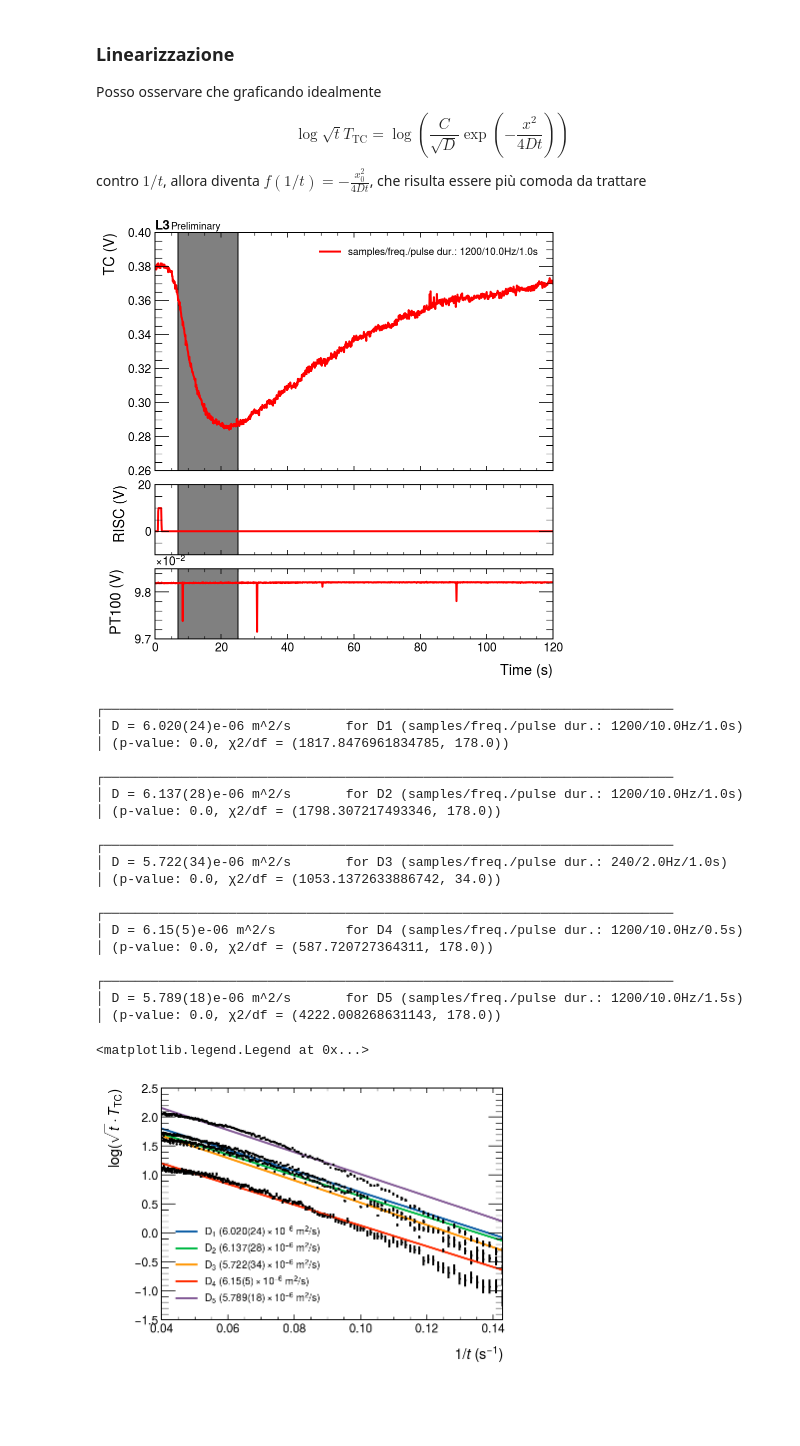
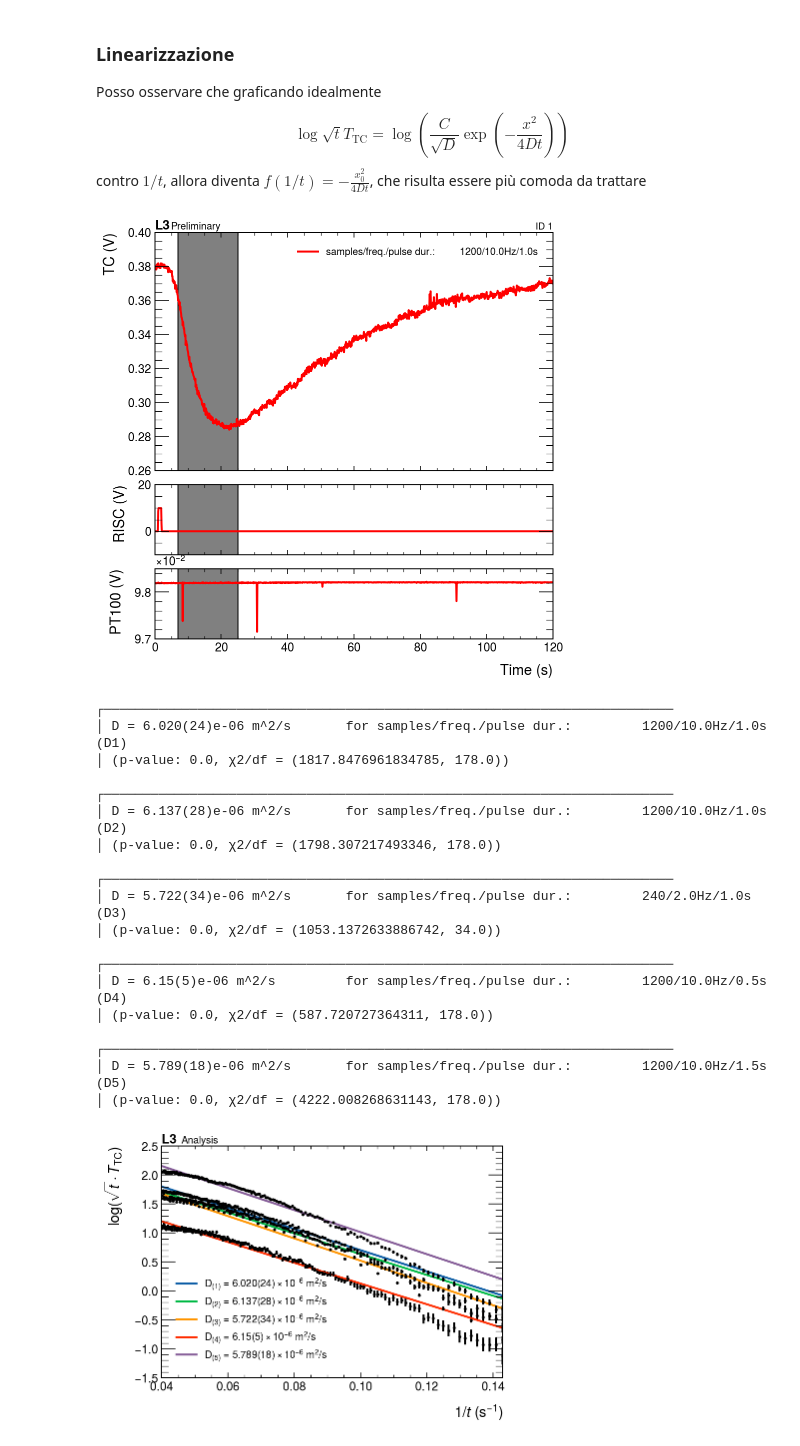
Before and after one commit to mattiasotgia/alphalab3, a Jupyter notebook: HeatTransfer/2023_03_27_analysis.ipynb, the cells around one changed output. Saved outputs shown, nothing was run; the diff lists cells and outputs as text; code cells hidden in the pictures; blank space fills up the shorter version.

```diff
--- a/HeatTransfer/2023_03_27_analysis.ipynb
+++ b/HeatTransfer/2023_03_27_analysis.ipynb
@@ -30,11 +32,11 @@ La `dataclass` Data contiene i dati necessari e anche una visualizzazione rapida
 # %% [markdown]
 Importo i dati in un formato comodo per la trasformzione successiva.
 # %%
-D1 = Data(np.loadtxt('data/20230321_1_1s.lvm', skiprows=23, unpack=True), 1)
-D2 = Data(np.loadtxt('data/20230321_2_1s.lvm', skiprows=23, unpack=True), 1)
-D3 = Data(np.loadtxt('data/20230321_3_1s.lvm', skiprows=23, unpack=True), 1)
-D4 = Data(np.loadtxt('data/20230321_4_0.5s.lvm', skiprows=23, unpack=True), 0.5)
-D5 = Data(np.loadtxt('data/20230321_5_1.5s.lvm', skiprows=23, unpack=True), 1.5)
+D1 = Data(np.loadtxt('data/20230321_1_1s.lvm', skiprows=23, unpack=True), 1, 1)
+D2 = Data(np.loadtxt('data/20230321_2_1s.lvm', skiprows=23, unpack=True), 1, 2)
+D3 = Data(np.loadtxt('data/20230321_3_1s.lvm', skiprows=23, unpack=True), 1, 3)
+D4 = Data(np.loadtxt('data/20230321_4_0.5s.lvm', skiprows=23, unpack=True), 0.5, 4)
+D5 = Data(np.loadtxt('data/20230321_5_1.5s.lvm', skiprows=23, unpack=True), 1.5, 5)
 
 datasets = [D1, D2, D3, D4, D5]
 # %% [markdown]
@@ -53,47 +55,36 @@ Posso osservare che graficando idealmente $$\log{\sqrt{t}T_\text{TC}} = \log\lef
 low, up = 7, 25
 D1.prelim_plot(low,up)
 # %% [output]
-[figure, old version]
+[figure, new version]
 # %%
-from scipy import stats
-from uncertainties import ufloat
-
-values = np.array([D for D in datasets], dtype=str)
-
-def print_results(value, error, M):
-    print(f'┌─────────────────────────────────────────────────────────────────────────\
-    \n│ D = {ufloat(value, error):.uS} m^2/s \tfor D{i+1} ({D.name})\
-    \n│ (p-value: {1 - stats.chi2.cdf(M.fmin.fval, M.ndof)}, χ2/df = {M.fval, M.ndof})\n')
-    return f'${ufloat(value, error):.uSL}$ m$^2$/s'
-
 for i, D in enumerate(datasets):
     value, error, M = Analysis(D).filter(low, up).linearized_model_fit(-30, 2)
-    values[i] = print_results(value, error, M)
 
 plt.xlim(1/up, 1/low) # adjust th xlim (broken?)
-plt.legend([f'D$_{i+1}$ ({values[i]})' for i, D in enumerate(datasets)])
+hep.label.exp_text('L3 ', 'Analysis')
+plt.legend()
+plt.savefig('lplot_1-5.pdf')
 # %% [output]
 ┌─────────────────────────────────────────────────────────────────────────
-│ D = 6.020(24)e-06 m^2/s       for D1 (samples/freq./pulse dur.: 1200/10.0Hz/1.0s)
+│ D = 6.020(24)e-06 m^2/s       for samples/freq./pulse dur.:         1200/10.0Hz/1.0s (D1)
 │ (p-value: 0.0, χ2/df = (1817.8476961834785, 178.0))
 
 ┌─────────────────────────────────────────────────────────────────────────
-│ D = 6.137(28)e-06 m^2/s       for D2 (samples/freq./pulse dur.: 1200/10.0Hz/1.0s)
+│ D = 6.137(28)e-06 m^2/s       for samples/freq./pulse dur.:         1200/10.0Hz/1.0s (D2)
 │ (p-value: 0.0, χ2/df = (1798.307217493346, 178.0))
 
 ┌─────────────────────────────────────────────────────────────────────────
-│ D = 5.722(34)e-06 m^2/s       for D3 (samples/freq./pulse dur.: 240/2.0Hz/1.0s)
+│ D = 5.722(34)e-06 m^2/s       for samples/freq./pulse dur.:         240/2.0Hz/1.0s (D3)
 │ (p-value: 0.0, χ2/df = (1053.1372633886742, 34.0))
 
 ┌─────────────────────────────────────────────────────────────────────────
-│ D = 6.15(5)e-06 m^2/s         for D4 (samples/freq./pulse dur.: 1200/10.0Hz/0.5s)
+│ D = 6.15(5)e-06 m^2/s         for samples/freq./pulse dur.:         1200/10.0Hz/0.5s (D4)
 │ (p-value: 0.0, χ2/df = (587.720727364311, 178.0))
 
 ┌─────────────────────────────────────────────────────────────────────────
-│ D = 5.789(18)e-06 m^2/s       for D5 (samples/freq./pulse dur.: 1200/10.0Hz/1.5s)
+│ D = 5.789(18)e-06 m^2/s       for samples/freq./pulse dur.:         1200/10.0Hz/1.5s (D5)
 │ (p-value: 0.0, χ2/df = (4222.008268631143, 178.0))
-<matplotlib.legend.Legend at 0x...>
-[figure, old version]
+[figure, new version]
 # %%
 fit_limits = [
     (8,25), #> D1
```
Also changed, not shown: parts of 5 cells of this notebook, 6 other files.
